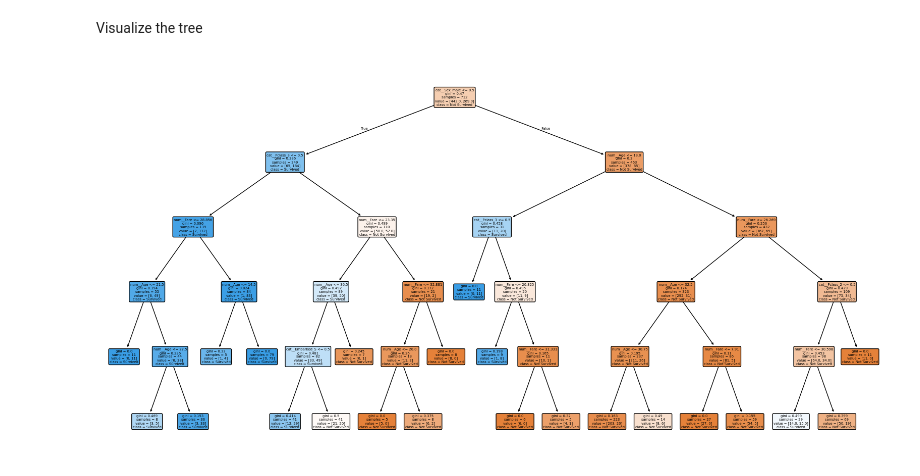
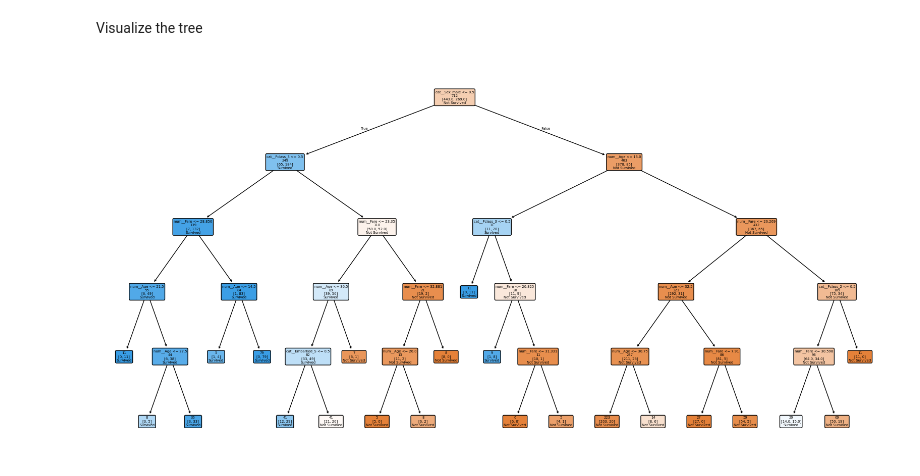
Before and after one commit to mtrecongcop/decision_tree_exercises, a Jupyter notebook: titanic.ipynb, the cells around one changed output. Saved outputs shown, nothing was run; the diff lists cells and outputs as text; code cells hidden in the pictures.

```diff
--- a/titanic.ipynb
+++ b/titanic.ipynb
@@ -156,14 +156,18 @@ Visualize the tree
 # %%
 from sklearn.tree import plot_tree
 # %%
+# Plot the tree
 plt.figure(figsize=(20,10))
 plot_tree(
     best_model.named_steps['classifier'],
     feature_names=best_model.named_steps['preprocessor'].get_feature_names_out(),
     class_names=['Not Survived', 'Survived'],
     filled=True,
-    rounded=True
+    rounded=True,
+    impurity=False,
+    proportion=False,
+    label='none'
 )
 plt.show()
 # %% [output]
-[figure, old version]
+[figure, new version]
```
Also changed, not shown: parts of 1 cell of this notebook.
